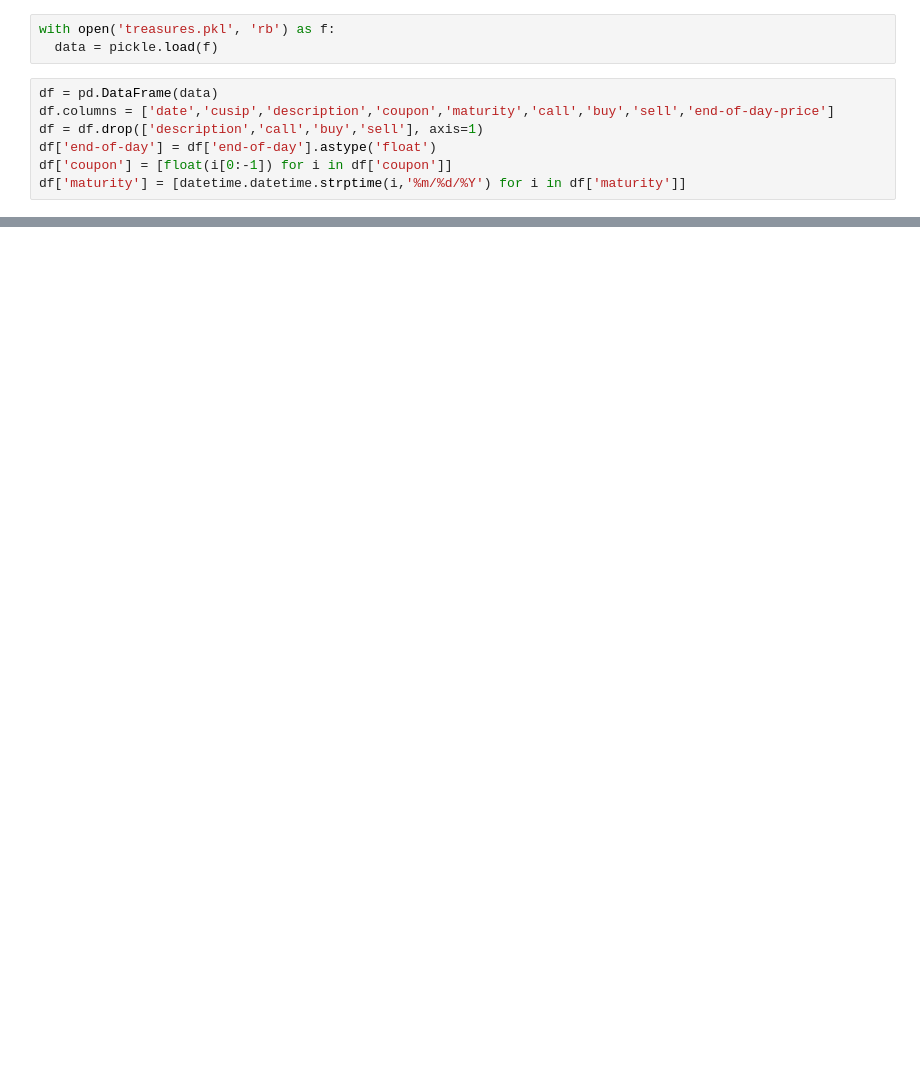
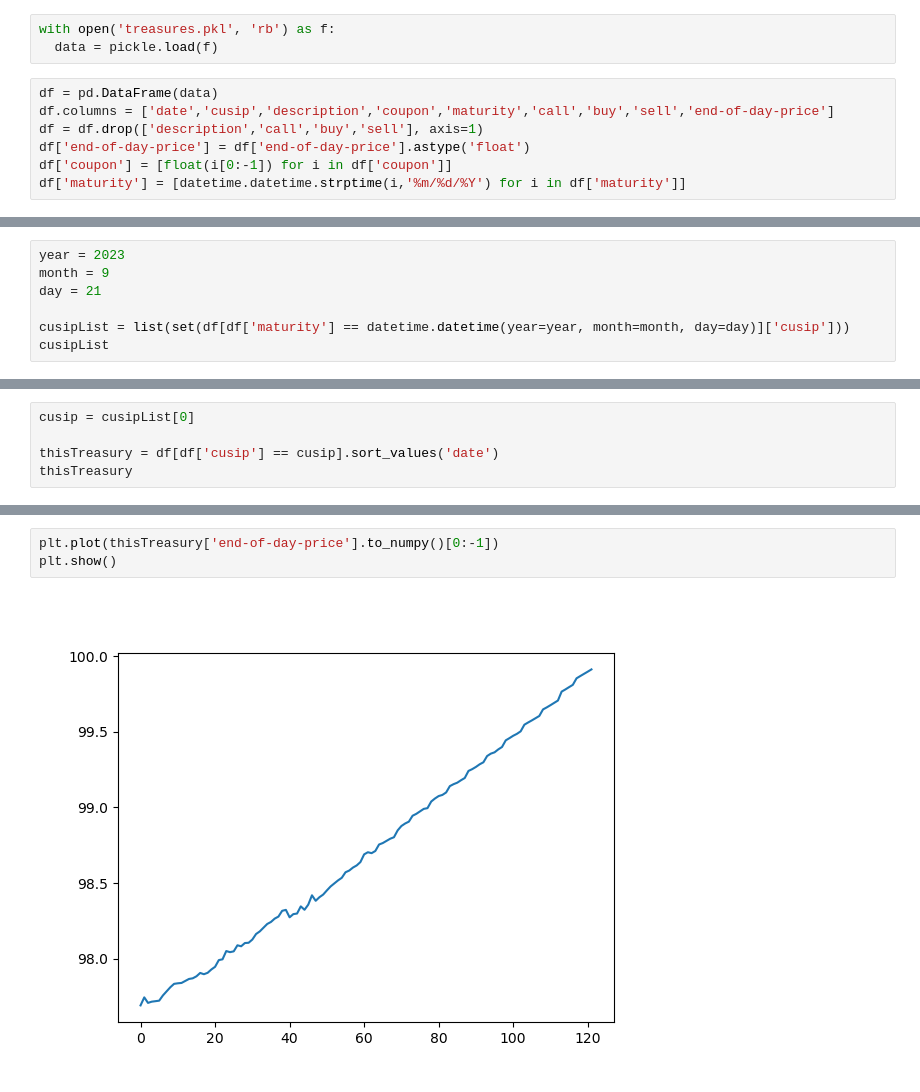
Before and after one commit to mettinger/python, a Jupyter notebook: bonds/treasuries.ipynb, the cells around one changed output, grey strips where cells are left out. Cells and saved outputs as stored; diff of their text form; blank space fills up the shorter version.

```diff
--- a/bonds/treasuries.ipynb
+++ b/bonds/treasuries.ipynb
@@ -10,10 +13,17 @@ with open('treasures.pkl', 'rb') as f:
 df = pd.DataFrame(data)
 df.columns = ['date','cusip','description','coupon','maturity','call','buy','sell','end-of-day-price']
 df = df.drop(['description','call','buy','sell'], axis=1)
-df['end-of-day'] = df['end-of-day'].astype('float')
+df['end-of-day-price'] = df['end-of-day-price'].astype('float')
 df['coupon'] = [float(i[0:-1]) for i in df['coupon']]
 df['maturity'] = [datetime.datetime.strptime(i,'%m/%d/%Y') for i in df['maturity']]
 # %%
 dtale.show(df)
 # %% [output]
 [interactive output not drawn]
+# %%
+year = 2023
+month = 9
+day = 21
+
+cusipList = list(set(df[df['maturity'] == datetime.datetime(year=year, month=month, day=day)]['cusip']))
+cusipList
@@ -19,0 +32,5 @@ dtale.show(df)
+# %%
+cusip = cusipList[0]
+
+thisTreasury = df[df['cusip'] == cusip].sort_values('date')
+thisTreasury
@@ -19,0 +51,5 @@ dtale.show(df)
+# %%
+plt.plot(thisTreasury['end-of-day-price'].to_numpy()[0:-1])
+plt.show()
+# %% [output]
+[figure, added]
```
Also changed, not shown: parts of 3 cells of this notebook.
